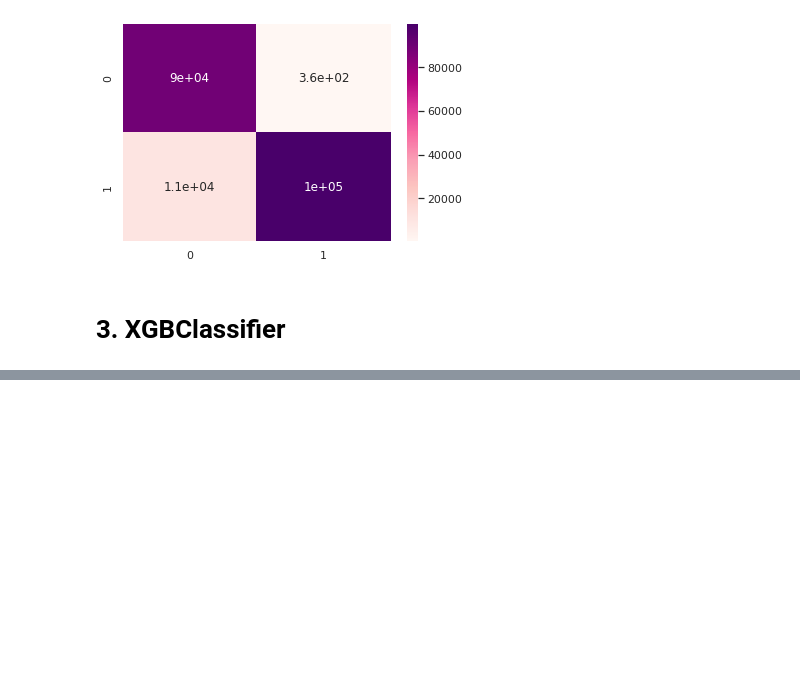
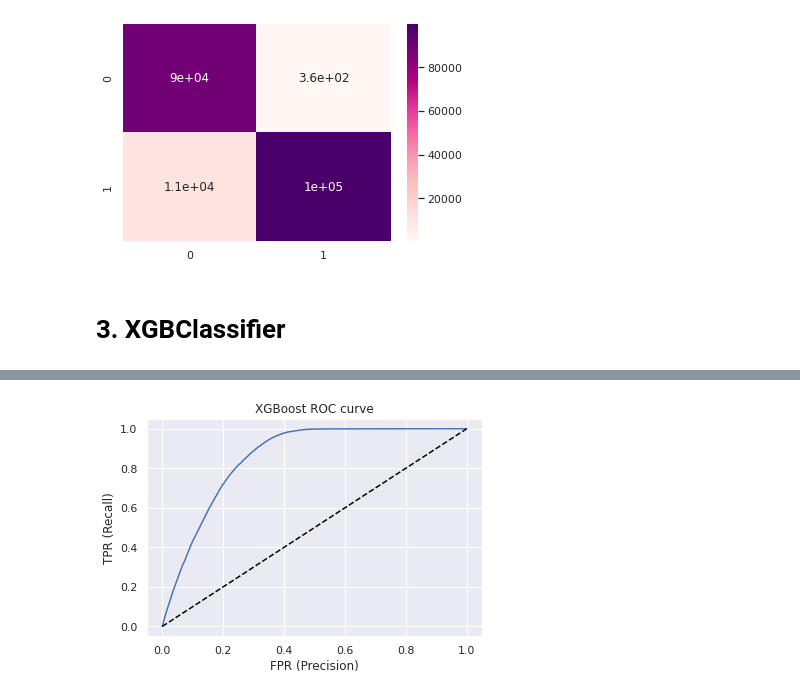
Before and after one commit to nileshrathod17/Health-Insurance-Cross-Sell-Prediction, a Jupyter notebook: Health_Insurance_Cross_Sell_Prediction.ipynb, the cells around one changed output, grey strips where cells are left out. Drawn from its saved outputs; the diff is of its cells as text; code cells hidden in the pictures; blank space fills up the shorter version.

```diff
--- a/Health_Insurance_Cross_Sell_Prediction.ipynb
+++ b/Health_Insurance_Cross_Sell_Prediction.ipynb
@@ -500,3 +500,20 @@ sns.heatmap(cm,annot=True,cmap='RdPu')
 [figure]
 # %% [markdown]
 # **3. XGBClassifier**
+# %%
+from xgboost import XGBClassifier
+xgb=XGBClassifier()
+XGB_fit=xgb.fit(xtrain, ytrain)
+y_predict = XGB_fit.predict(xtest)
+XGB_probability = XGB_fit.predict_proba(xtest)[:,1]
+
+acc_xgb=accuracy_score(ytest,y_predict)
+recall_xgb=recall_score(ytest,y_predict)
+precision_xgb=precision_score(ytest,y_predict)
+f1score_xgb=f1_score(ytest,y_predict)
+
+AUC_xgb=roc_auc_score(y_predict,ytest)
+
+
+print(accuracy_score(y_predict,ytest))
+print("ROC_AUC Score:",AUC_xgb)
@@ -502,0 +534,13 @@ sns.heatmap(cm,annot=True,cmap='RdPu')
+# %%
+from sklearn.metrics import roc_curve
+fpr, tpr, _ = roc_curve(ytest, XGB_probability)
+
+plt.title('XGBoost ROC curve')
+plt.xlabel('FPR (Precision)')
+plt.ylabel('TPR (Recall)')
+
+plt.plot(fpr,tpr)
+plt.plot((0,1), ls='dashed',color='black')
+plt.show()
+# %% [output]
+[figure, added]
```
Also changed, not shown: parts of 4 cells of this notebook.
